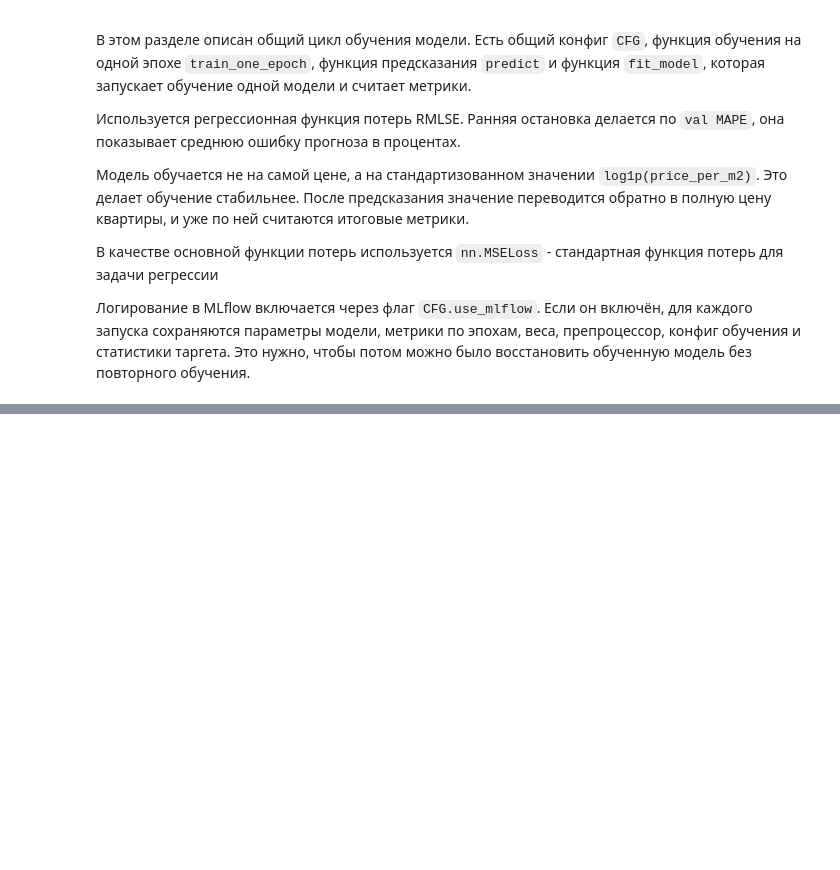
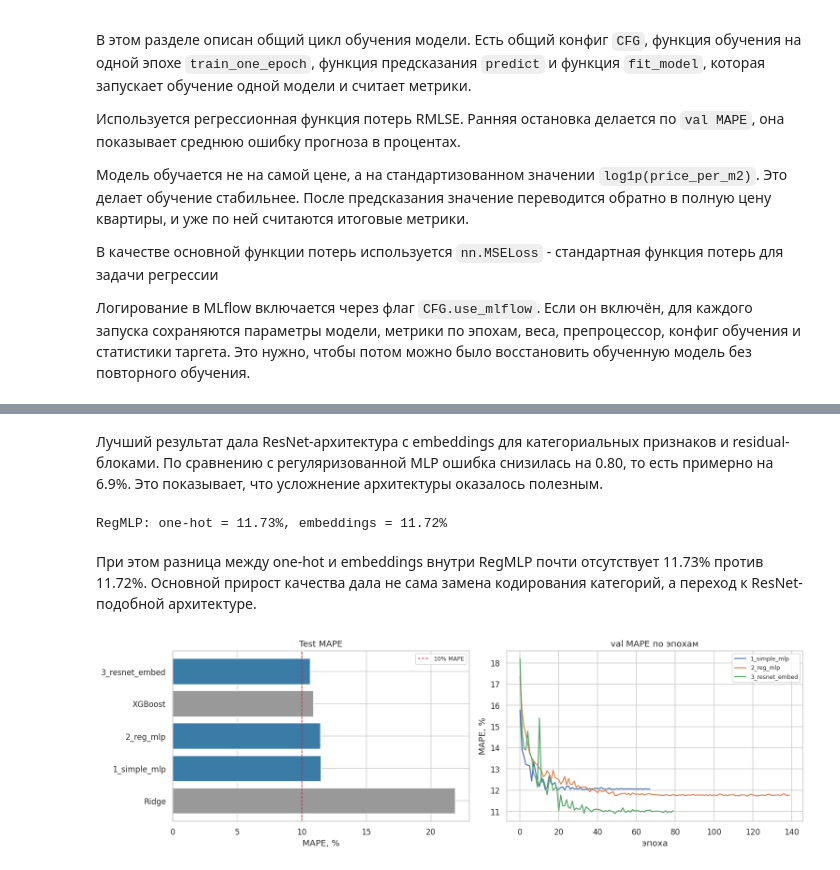
Before and after one commit to QuickSilver-1/GP5-NN, a Jupyter notebook: notebooks/ГП_5_задание1.ipynb, the cells around one changed output, grey strips where cells are left out. Saved outputs shown, nothing was run; the diff lists cells and outputs as text; code cells hidden in the pictures; blank space fills up the shorter version.

```diff
--- a/notebooks/ГП_5_задание1.ipynb
+++ b/notebooks/ГП_5_задание1.ipynb
@@ -1392,0 +1896,29 @@ class ResNetMLP(nn.Module):
+# %%
+# Собираем итоговую таблицу по всем моделям
+rows = [
+    {'model': 'Ridge',   'type': 'baseline', 'n_params': None, **m_ridge},
+    {'model': 'XGBoost', 'type': 'baseline', 'n_params': None, **m_xgb},
+]
+for name, r in nn_best.items():
+    rows.append({'model': name, 'type': 'neural net', 'n_params': r['n_params'], **r['test']})
+
+summary = pd.DataFrame(rows)[['model', 'type', 'n_params', 'MAPE', 'MdAPE', 'RMSLE']]
+summary = summary.sort_values('MAPE').reset_index(drop=True)
+summary[['MAPE', 'MdAPE']] = summary[['MAPE', 'MdAPE']].round(2)
+summary['RMSLE'] = summary['RMSLE'].round(4)
+display(summary)
+
+# лесенка: как меняется test MAPE от простой сети к сложной
+ladder = ['1_simple_mlp', '2_reg_mlp', '3_resnet_embed']
+delta_rows = []
+for prev, cur in zip(ladder[:-1], ladder[1:]):
+    prev_mape = nn_best[prev]['test']['MAPE']
+    cur_mape = nn_best[cur]['test']['MAPE']
+    delta_rows.append({
+        'step': f'{prev} -> {cur}',
+        'prev_MAPE': round(prev_mape, 2),
+        'cur_MAPE': round(cur_mape, 2),
+        'delta_pp': round(cur_mape - prev_mape, 2),
+        'delta_%': round((cur_mape / prev_mape - 1) * 100, 1),
+    })
+display(pd.DataFrame(delta_rows))
@@ -1392,0 +1935,29 @@ class ResNetMLP(nn.Module):
+# %% [markdown]
+Лучший результат дала ResNet-архитектура с embeddings для категориальных признаков и residual-блоками. По сравнению с регуляризованной MLP ошибка снизилась на 0.80, то есть примерно на 6.9%. Это показывает, что усложнение архитектуры оказалось полезным.
+# %%
+# one-hot vs embeddings внутри RegMLP (лучший по val в каждом режиме)
+onehot_scores = tbl_reg[tbl_reg['cat_mode'] == 'onehot']['val_MAPE']
+embed_scores = tbl_reg[tbl_reg['cat_mode'] == 'embed']['val_MAPE']
+if len(onehot_scores) > 0 and len(embed_scores) > 0:
+    print(f'RegMLP: one-hot = {onehot_scores.min():.2f}%, embeddings = {embed_scores.min():.2f}%')
+# %% [output]
+RegMLP: one-hot = 11.73%, embeddings = 11.72%
+# %% [markdown]
+При этом разница между one-hot и embeddings внутри RegMLP почти отсутствует 11.73% против 11.72%. Основной прирост качества дала не сама замена кодирования категорий, а переход к ResNet-подобной архитектуре.
+# %%
+# графики: test MAPE по моделям + кривые val MAPE по эпохам
+fig, axes = plt.subplots(1, 2, figsize=(14, 4.4))
+order = summary.sort_values('MAPE', ascending=False)
+colors = ['#999999' if t == 'baseline' else '#3a7ca5' for t in order['type']]
+axes[0].barh(order['model'], order['MAPE'], color=colors)
+axes[0].axvline(10, color='crimson', lw=1, ls='--', label='10% MAPE')
+axes[0].set_title('Test MAPE'); axes[0].set_xlabel('MAPE, %'); axes[0].legend(fontsize=8)
+
+for name, r in nn_best.items():
+    axes[1].plot(r['history']['val_mape'], label=name)
+axes[1].set_title('val MAPE по эпохам')
+axes[1].set_xlabel('эпоха'); axes[1].set_ylabel('MAPE, %'); axes[1].legend(fontsize=8)
+plt.tight_layout();
+plt.show()
+# %% [output]
+[figure, added]
```
Also changed, not shown: parts of 19 cells of this notebook, 5 other files.
